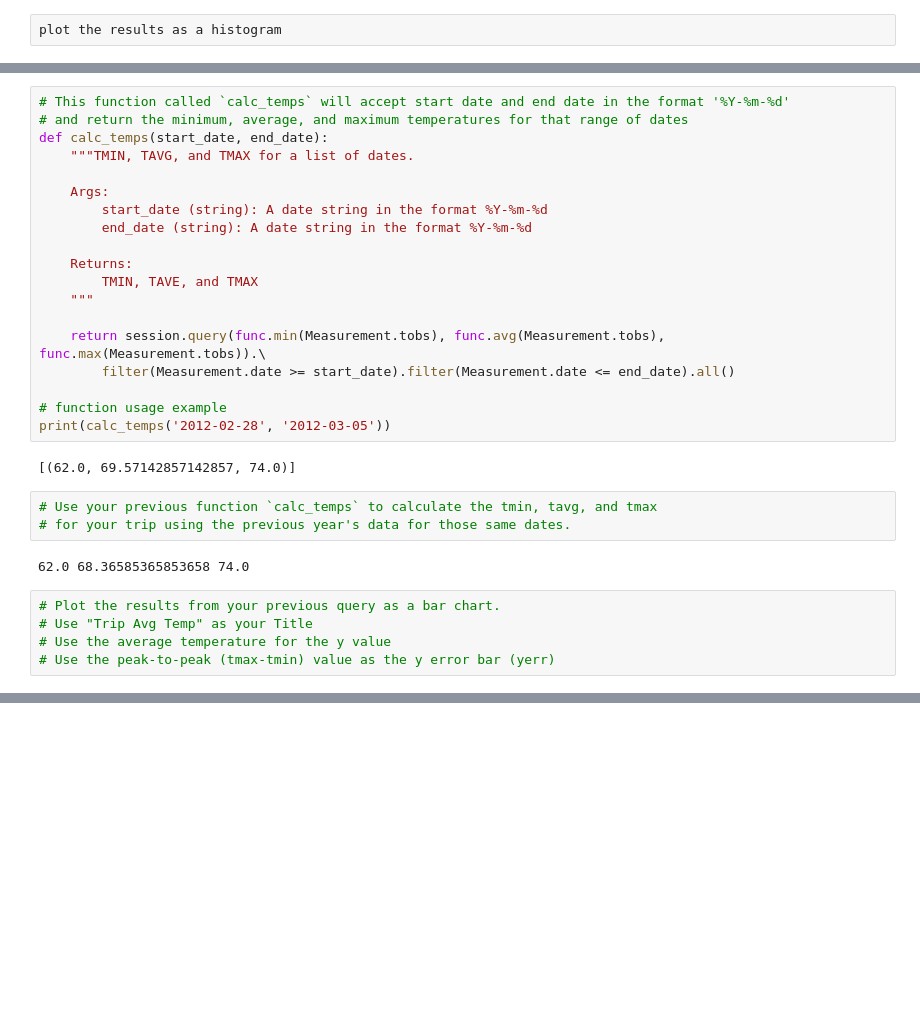
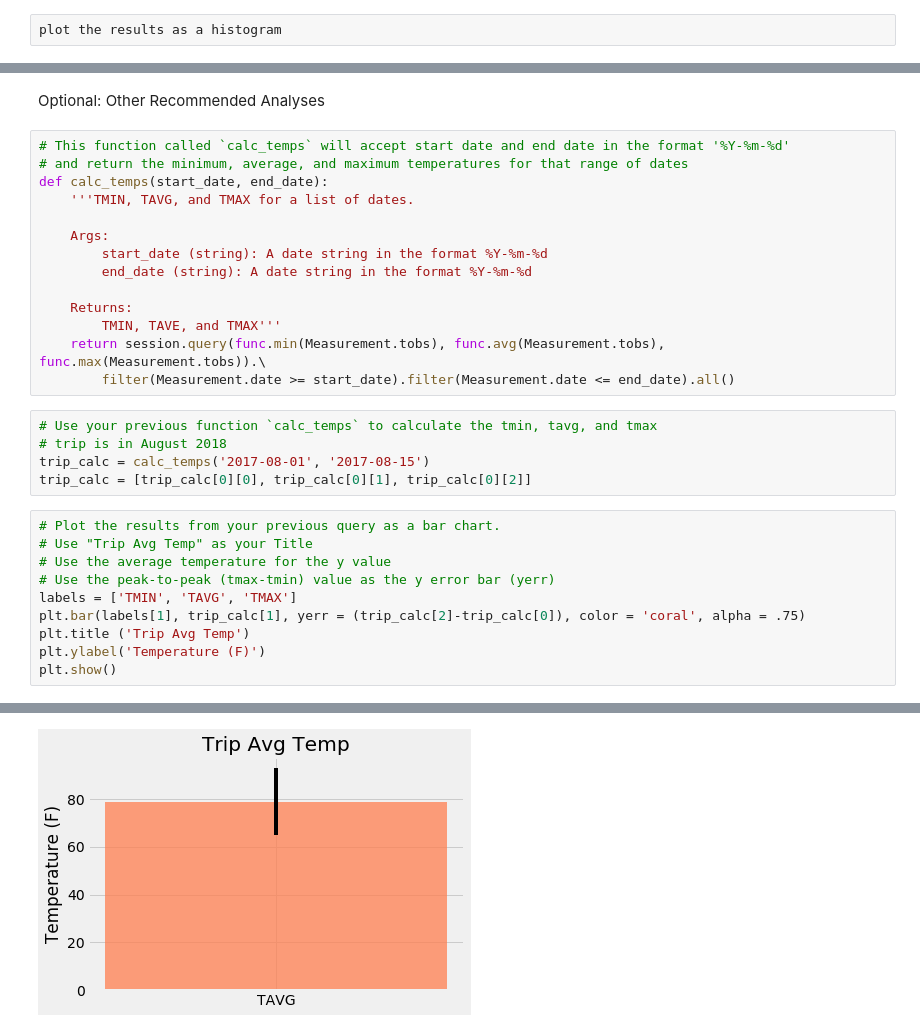
Before and after one commit to elsaschieffelin/HW10-Advanced_Data_Storage_and_Retrieval, a Jupyter notebook: climate_starter.ipynb, the cells around one changed output, grey strips where cells are left out. Saved outputs shown, nothing was run; the diff lists cells and outputs as text; blank space fills up the shorter version.

Commit message:
optional addition

```diff
--- a/climate_starter.ipynb
+++ b/climate_starter.ipynb
@@ -236,32 +231,32 @@ plt.show()
+# %% [markdown]
+Optional: Other Recommended Analyses
 # %%
 # This function called `calc_temps` will accept start date and end date in the format '%Y-%m-%d'
 # and return the minimum, average, and maximum temperatures for that range of dates
 def calc_temps(start_date, end_date):
-    """TMIN, TAVG, and TMAX for a list of dates.
+    '''TMIN, TAVG, and TMAX for a list of dates.
 
     Args:
         start_date (string): A date string in the format %Y-%m-%d
         end_date (string): A date string in the format %Y-%m-%d
 
     Returns:
-        TMIN, TAVE, and TMAX
-    """
-
+        TMIN, TAVE, and TMAX'''
     return session.query(func.min(Measurement.tobs), func.avg(Measurement.tobs), func.max(Measurement.tobs)).\
         filter(Measurement.date >= start_date).filter(Measurement.date <= end_date).all()
-
-# function usage example
-print(calc_temps('2012-02-28', '2012-03-05'))
-# %% [output]
-[(62.0, 69.57142857142857, 74.0)]
 # %%
 # Use your previous function `calc_temps` to calculate the tmin, tavg, and tmax
-# for your trip using the previous year's data for those same dates.
+# trip is in August 2018
+trip_calc = calc_temps('2017-08-01', '2017-08-15')
+trip_calc = [trip_calc[0][0], trip_calc[0][1], trip_calc[0][2]]
-# %% [output]
-62.0 68.36585365853658 74.0
 # %%
 # Plot the results from your previous query as a bar chart.
 # Use "Trip Avg Temp" as your Title
 # Use the average temperature for the y value
 # Use the peak-to-peak (tmax-tmin) value as the y error bar (yerr)
+labels = ['TMIN', 'TAVG', 'TMAX']
+plt.bar(labels[1], trip_calc[1], yerr = (trip_calc[2]-trip_calc[0]), color = 'coral', alpha = .75)
+plt.title ('Trip Avg Temp')
+plt.ylabel('Temperature (F)')
+plt.show()
 # %% [output]
@@ -269,0 +263 @@ print(calc_temps('2012-02-28', '2012-03-05'))
+[figure, added]
```
Also changed, not shown: parts of 11 cells of this notebook.
